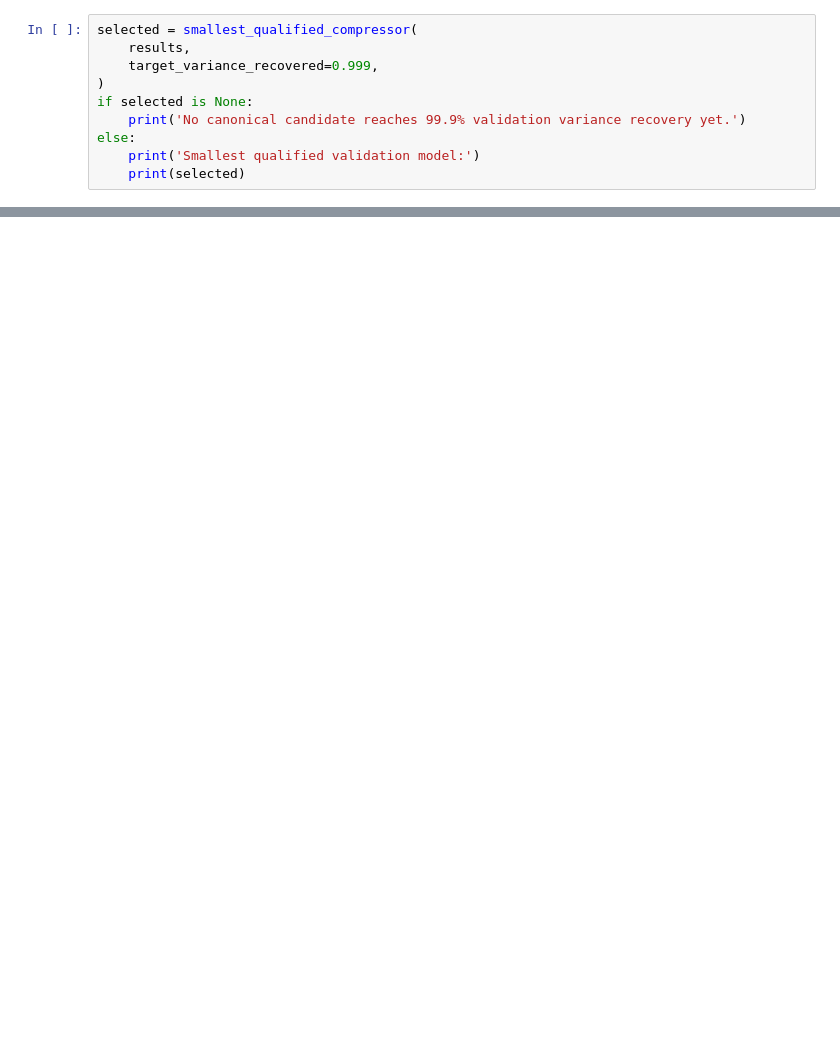
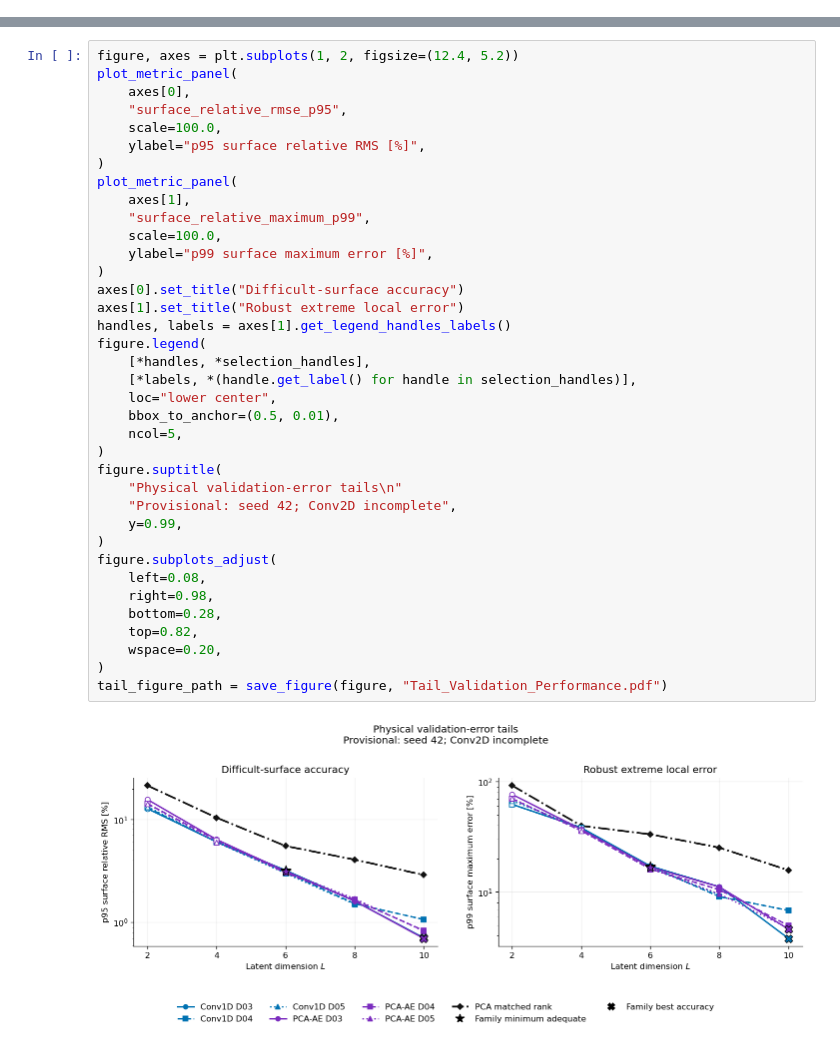
Before and after one commit to CosmoCloudZhang/IAFlowCloud, a Jupyter notebook: Notebooks/NLA/ModelSelection.ipynb, the cells around one changed output, grey strips where cells are left out. Drawn from its saved outputs; the diff is of its cells as text; blank space fills up the shorter version.

Commit message:
Adjust the plotting of model performance

```diff
--- a/Notebooks/NLA/ModelSelection.ipynb
+++ b/Notebooks/NLA/ModelSelection.ipynb
@@ -49,10 +0,0 @@ for result in results:
-# %%
-selected = smallest_qualified_compressor(
-    results,
-    target_variance_recovered=0.999,
-)
-if selected is None:
-    print('No canonical candidate reaches 99.9% validation variance recovery yet.')
-else:
-    print('Smallest qualified validation model:')
-    print(selected)
@@ -58,0 +993,39 @@ else:
+# %%
+figure, axes = plt.subplots(1, 2, figsize=(12.4, 5.2))
+plot_metric_panel(
+    axes[0],
+    "surface_relative_rmse_p95",
+    scale=100.0,
+    ylabel="p95 surface relative RMS [%]",
+)
+plot_metric_panel(
+    axes[1],
+    "surface_relative_maximum_p99",
+    scale=100.0,
+    ylabel="p99 surface maximum error [%]",
+)
+axes[0].set_title("Difficult-surface accuracy")
+axes[1].set_title("Robust extreme local error")
+handles, labels = axes[1].get_legend_handles_labels()
+figure.legend(
+    [*handles, *selection_handles],
+    [*labels, *(handle.get_label() for handle in selection_handles)],
+    loc="lower center",
+    bbox_to_anchor=(0.5, 0.01),
+    ncol=5,
+)
+figure.suptitle(
+    "Physical validation-error tails\n"
+    "Provisional: seed 42; Conv2D incomplete",
+    y=0.99,
+)
+figure.subplots_adjust(
+    left=0.08,
+    right=0.98,
+    bottom=0.28,
+    top=0.82,
+    wspace=0.20,
+)
+tail_figure_path = save_figure(figure, "Tail_Validation_Performance.pdf")
+# %% [output]
+[figure, added]
```
Also changed, not shown: parts of 27 cells of this notebook, 9 other files.
